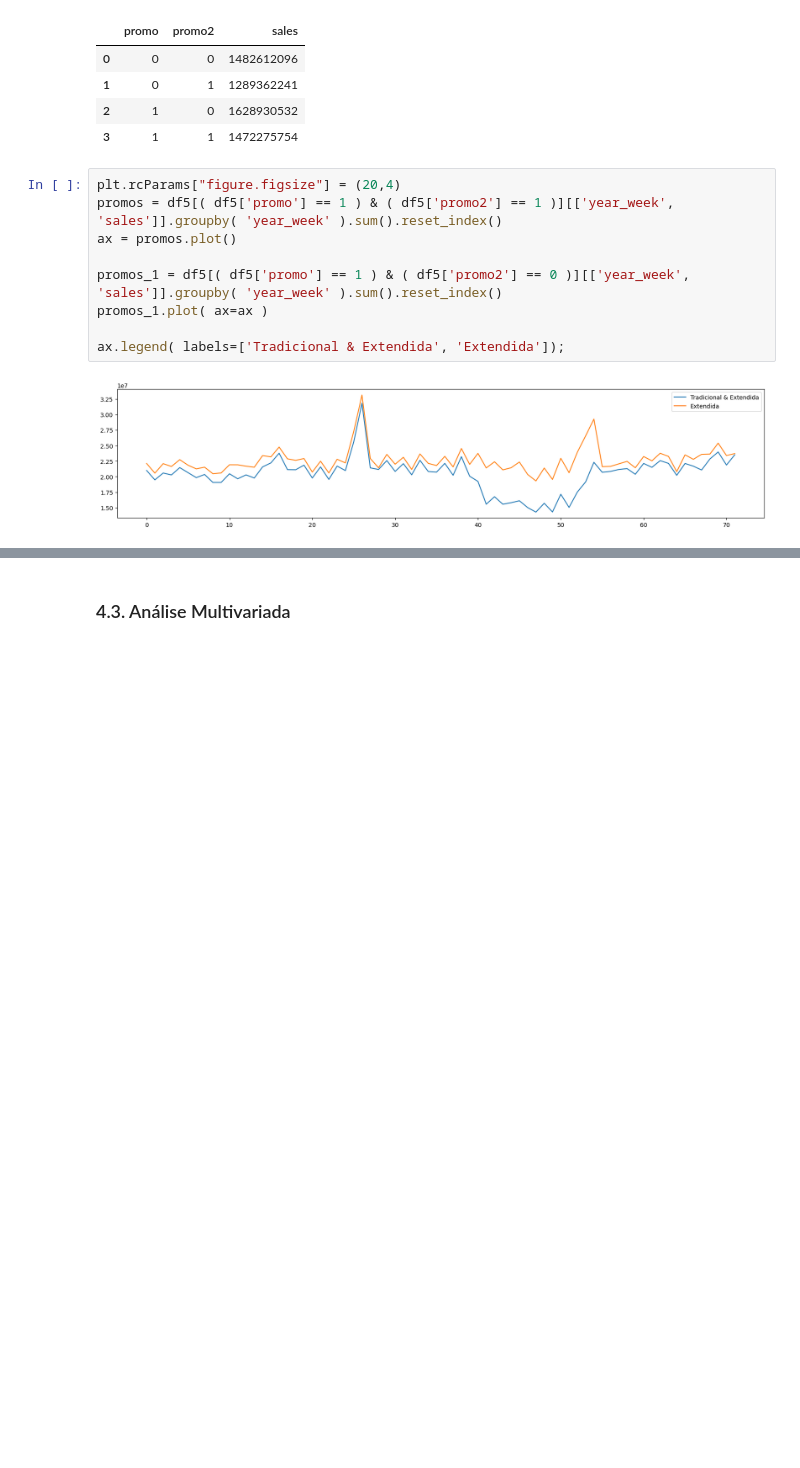
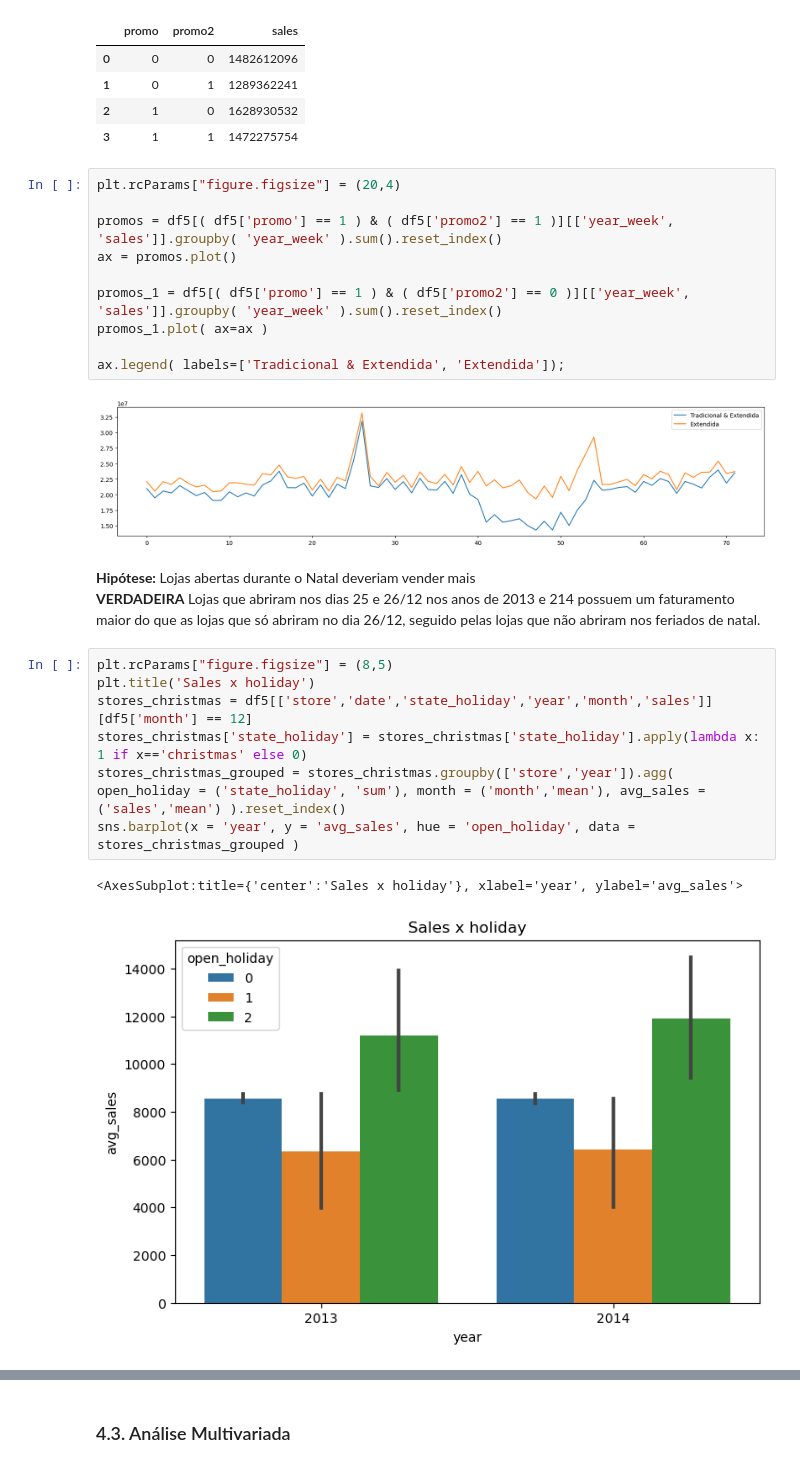
Before and after one commit to igorvgp/DS_rossmann_stores, a Jupyter notebook: m04_v01_store_sales_prediction copy.ipynb, the cells around one changed output, grey strips where cells are left out. Saved outputs shown, nothing was run; the diff lists cells and outputs as text; blank space fills up the shorter version.

```diff
--- a/m04_v01_store_sales_prediction copy.ipynb
+++ b/m04_v01_store_sales_prediction copy.ipynb
@@ -604,6 +605,7 @@ df5[['promo', 'promo2', 'sales']].groupby( ['promo', 'promo2'] ).sum().reset_ind
 | 3 | 1 | 1 | 1472275754 |
 # %%
 plt.rcParams["figure.figsize"] = (20,4)
+
 promos = df5[( df5['promo'] == 1 ) & ( df5['promo2'] == 1 )][['year_week', 'sales']].groupby( 'year_week' ).sum().reset_index()
 ax = promos.plot()
 
@@ -613,3 +615,16 @@ promos_1.plot( ax=ax )
 ax.legend( labels=['Tradicional & Extendida', 'Extendida']);
 # %% [output]
 [figure]
+# %% [markdown]
+  **Hipótese:** Lojas abertas durante o Natal deveriam vender mais\
+**VERDADEIRA** Lojas que abriram nos dias 25 e 26/12 nos anos de 2013 e 214 possuem um faturamento maior do que as lojas que só abriram no dia 26/12, seguido pelas lojas que não abriram nos feriados de natal.
+# %%
+plt.rcParams["figure.figsize"] = (8,5)
+plt.title('Sales x holiday')
+stores_christmas = df5[['store','date','state_holiday','year','month','sales']][df5['month'] == 12]
+stores_christmas['state_holiday'] = stores_christmas['state_holiday'].apply(lambda x: 1 if x=='christmas' else 0)
+stores_christmas_grouped = stores_christmas.groupby(['store','year']).agg(    open_holiday = ('state_holiday', 'sum'), month = ('month','mean'), avg_sales = ('sales','mean') ).reset_index()
+sns.barplot(x = 'year', y = 'avg_sales', hue = 'open_holiday', data = stores_christmas_grouped )
+# %% [output]
+<AxesSubplot:title={'center':'Sales x holiday'}, xlabel='year', ylabel='avg_sales'>
+[figure, added]
```
Also changed, not shown: parts of 18 cells of this notebook.
